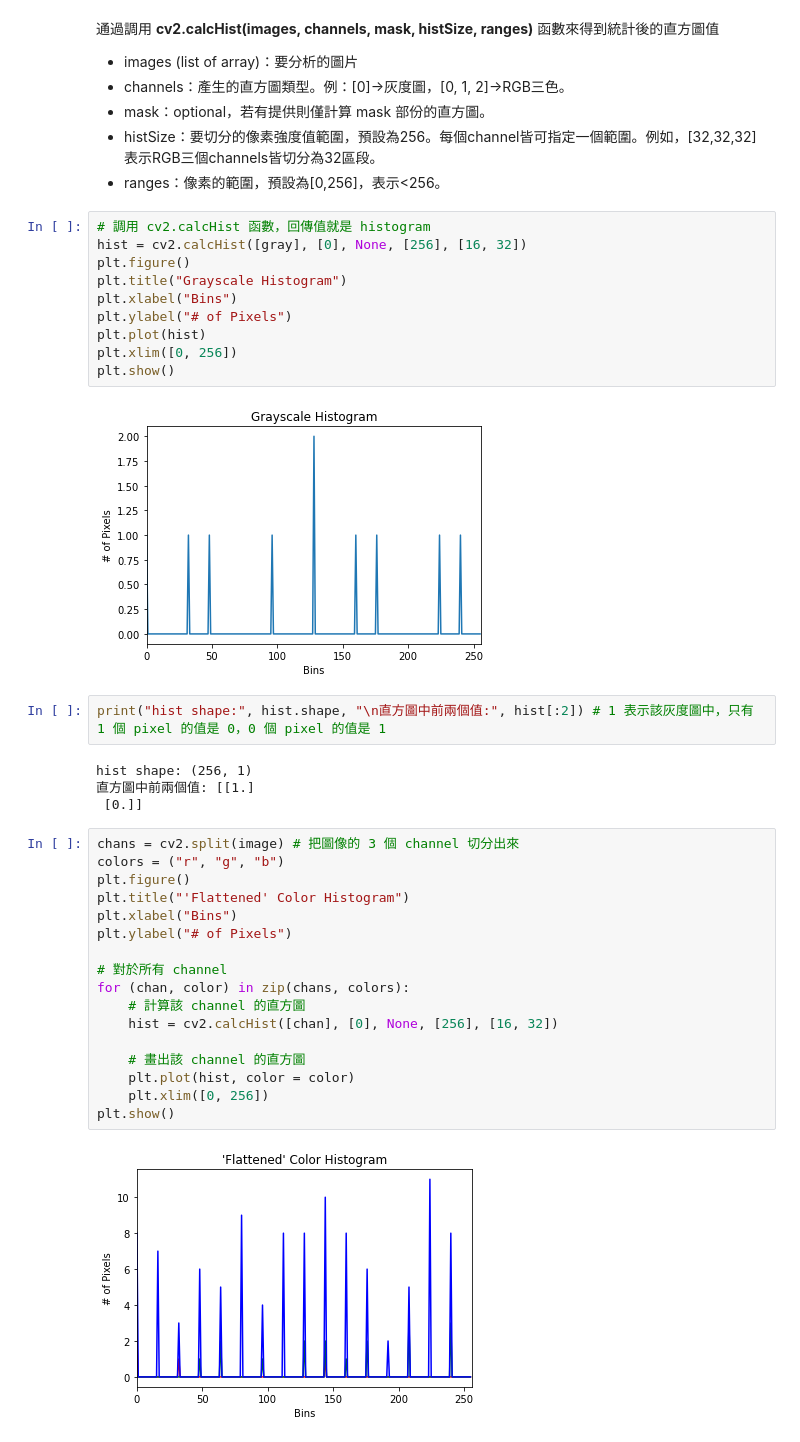
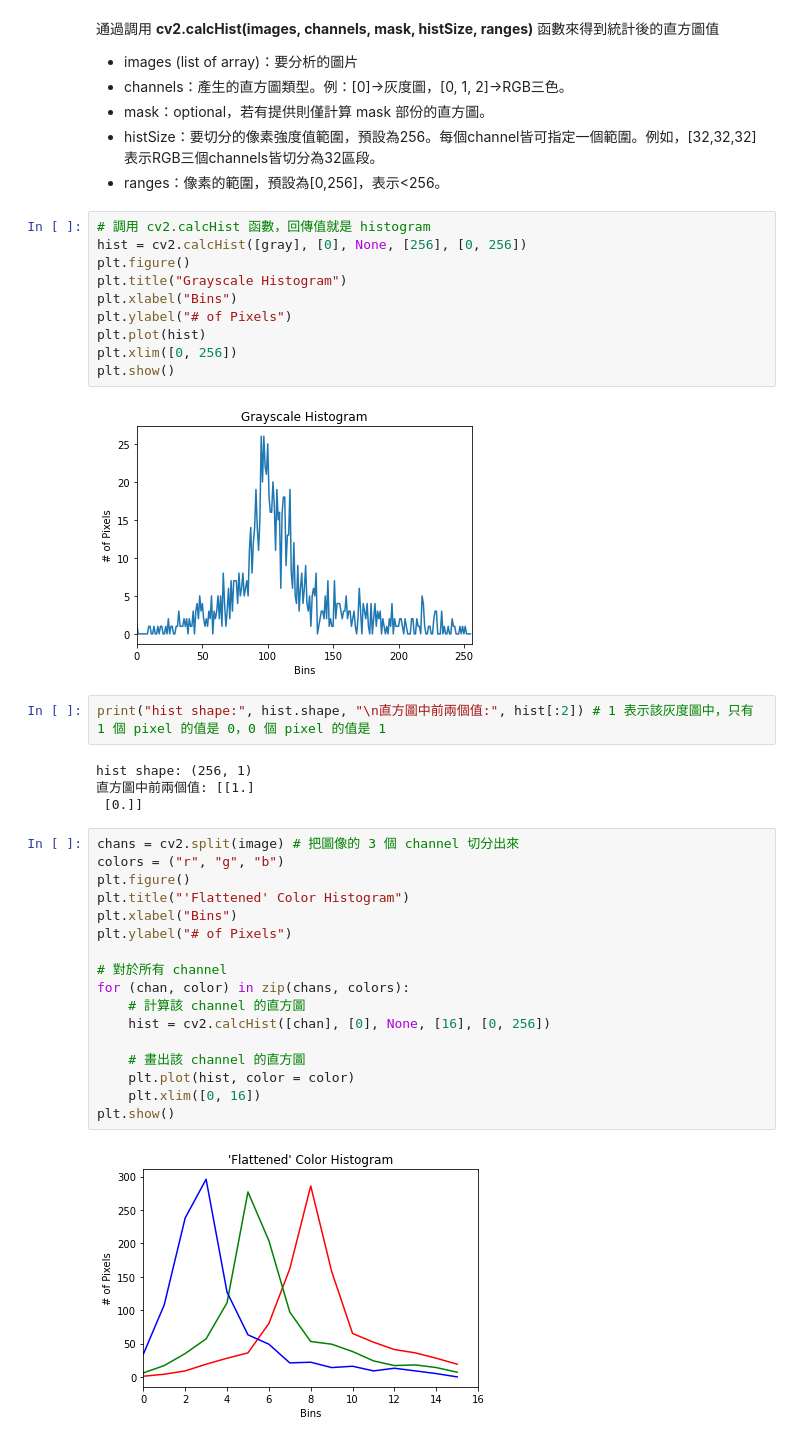
Before and after one commit to tyraelka/-1st-DL-CVMarathon, a Jupyter notebook: Day_090_color_histogram_HW.ipynb, the cells around one changed output. Cells and saved outputs as stored; diff of their text form.

```diff
--- a/Day_090_color_histogram_HW.ipynb
+++ b/Day_090_color_histogram_HW.ipynb
@@ -35,7 +35,7 @@ plt.show()
 * ranges：像素的範圍，預設為[0,256]，表示<256。
 # %%
 # 調用 cv2.calcHist 函數，回傳值就是 histogram
-hist = cv2.calcHist([gray], [0], None, [256], [16, 32])
+hist = cv2.calcHist([gray], [0], None, [256], [0, 256])
 plt.figure()
 plt.title("Grayscale Histogram")
 plt.xlabel("Bins")
@@ -44,7 +44,7 @@ plt.plot(hist)
 plt.xlim([0, 256])
 plt.show()
 # %% [output]
-[figure, old version]
+[figure, new version]
 # %%
 print("hist shape:", hist.shape, "\n直方圖中前兩個值:", hist[:2]) # 1 表示該灰度圖中，只有 1 個 pixel 的值是 0，0 個 pixel 的值是 1
 # %% [output]
@@ -54,19 +54,19 @@ hist shape: (256, 1)
 # %%
 chans = cv2.split(image) # 把圖像的 3 個 channel 切分出來
 colors = ("r", "g", "b")
 plt.figure()
 plt.title("'Flattened' Color Histogram")
 plt.xlabel("Bins")
 plt.ylabel("# of Pixels")
 
 # 對於所有 channel
 for (chan, color) in zip(chans, colors):
     # 計算該 channel 的直方圖
-    hist = cv2.calcHist([chan], [0], None, [256], [16, 32])
+    hist = cv2.calcHist([chan], [0], None, [16], [0, 256])
 
     # 畫出該 channel 的直方圖
     plt.plot(hist, color = color)
-    plt.xlim([0, 256])
+    plt.xlim([0, 16])
 plt.show()
 # %% [output]
-[figure, old version]
+[figure, new version]
```
